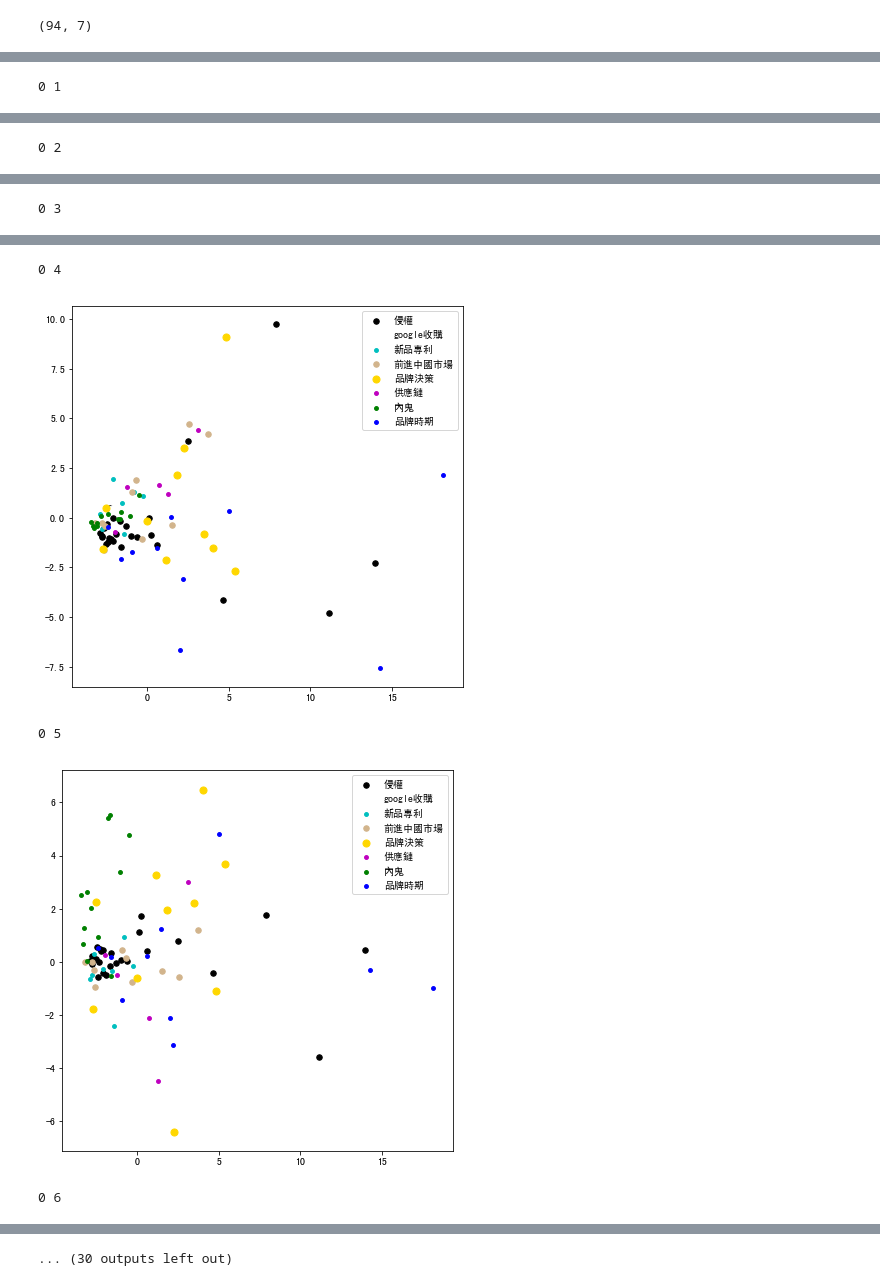
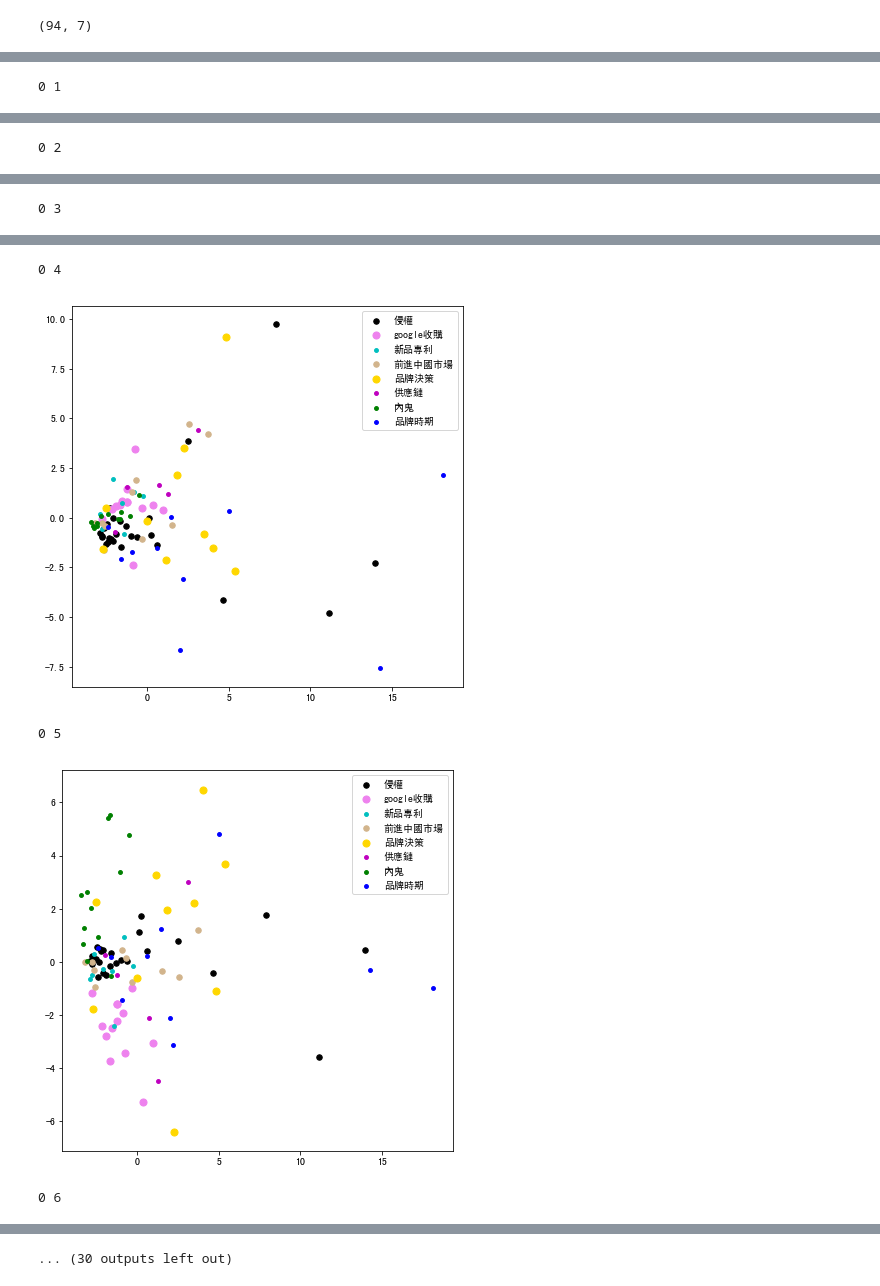
Before and after one commit to sufferming/csxproject, a Jupyter notebook: midterm/PPCA.ipynb, the cells around one changed output, grey strips where cells are left out. Cells and saved outputs as stored; diff of their text form; code cells hidden in the pictures.

```diff
--- a/midterm/PPCA.ipynb
+++ b/midterm/PPCA.ipynb
@@ -227,7 +226,7 @@ for i in range(7):
 ... (30 outputs left out)
 # %%
-#k:apple控告侵權 w:google收購 r:htc侵權 tan:htc前進中國市場 gold:htc品牌決策 y:Nokia控告侵權 m:供應鏈 g:內鬼 c:區塊鏈手機 b:品牌時期 skyblue:專利  navy violet purple m pink
-#c:新品專利 k:侵權
+#k:apple控告侵權 violet:google收購 r:htc侵權 tan:htc前進中國市場 gold:htc品牌決策 y:Nokia控告侵權 m:供應鏈 g:內鬼 c:區塊鏈手機 b:品牌時期 skyblue:專利  navy  purple m pink
+#簡化 c:新品專利 k:侵權
 label_color=['k',
  'k',
  'k',
@@ -239,19 +238,19 @@ label_color=['k',
  'k',
  'k',
  'k',
- 'w',
- 'w',
- 'w',
- 'w',
- 'w',
- 'w',
- 'w',
- 'w',
- 'w',
- 'w',
- 'w',
- 'w',
- 'w',
+ 'violet',
+ 'violet',
+ 'violet',
+ 'violet',
+ 'violet',
+ 'violet',
+ 'violet',
+ 'violet',
+ 'violet',
+ 'violet',
+ 'violet',
+ 'violet',
+ 'violet',
  'c',
  'k',
  'k',
@@ -324,7 +323,7 @@ label_color=['k',
  'c']
 # %%
 #Set a 3 KMeans clustering
-kmeans = KMeans(n_clusters = 2)
+#kmeans = KMeans(n_clusters = 2)
 
 #Compute cluster centers and predict cluster indices
 X_clustered = kmeans.fit_predict(x_7d)
@@ -332,7 +331,7 @@ X_clustered = kmeans.fit_predict(x_7d)
 #Define our own color map
 #LABEL_COLOR_MAP = {0:'r', 1: 'g'}#,2: 'b'}# 3:'black'}
 #label_color = [LABEL_COLOR_MAP[l] for l in X_clustered]
-
+label=np.array(label_color)
 #Plot the scatter digram
 for i in range(7):
     for j in range(i+1,7):
@@ -341,8 +340,8 @@ for i in range(7):
         plt.figure(figsize = (7,7))
         idx_1 = np.where(label=='k')
         p1 = plt.scatter(x[idx_1,i], x[idx_1,j], color = 'k', label='侵權', s = 30)
-        idx_2 = np.where(label=='w')
-        p2 = plt.scatter(x[idx_2,i], x[idx_2,j], color = 'w', label='google收購', s = 50)
+        idx_2 = np.where(label=='violet')
+        p2 = plt.scatter(x[idx_2,i], x[idx_2,j], color = 'violet', label='google收購', s = 50)
         idx_3 =np.where(label=='c')
         p3 = plt.scatter(x[idx_3,i], x[idx_3,j], color = 'c', label='新品專利', s = 15)
         idx_4 =np.where(label=='tan')
@@ -370,5 +369,5 @@ for i in range(7):
 0 4
-[figure, old version]
+[figure, new version]
 0 5
-[figure, old version]
+[figure, new version]
 0 6
```
Also changed, not shown: parts of 3 cells of this notebook, 4 other files.
